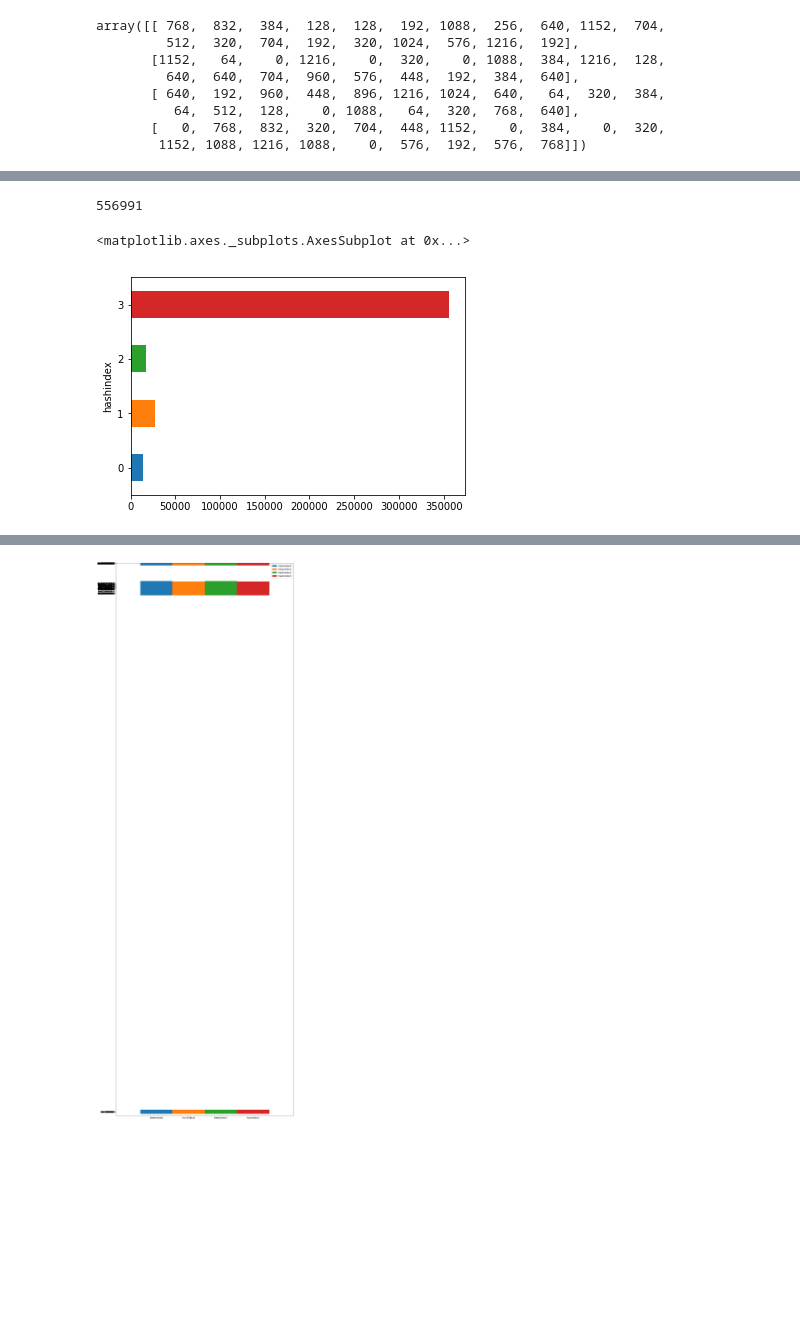
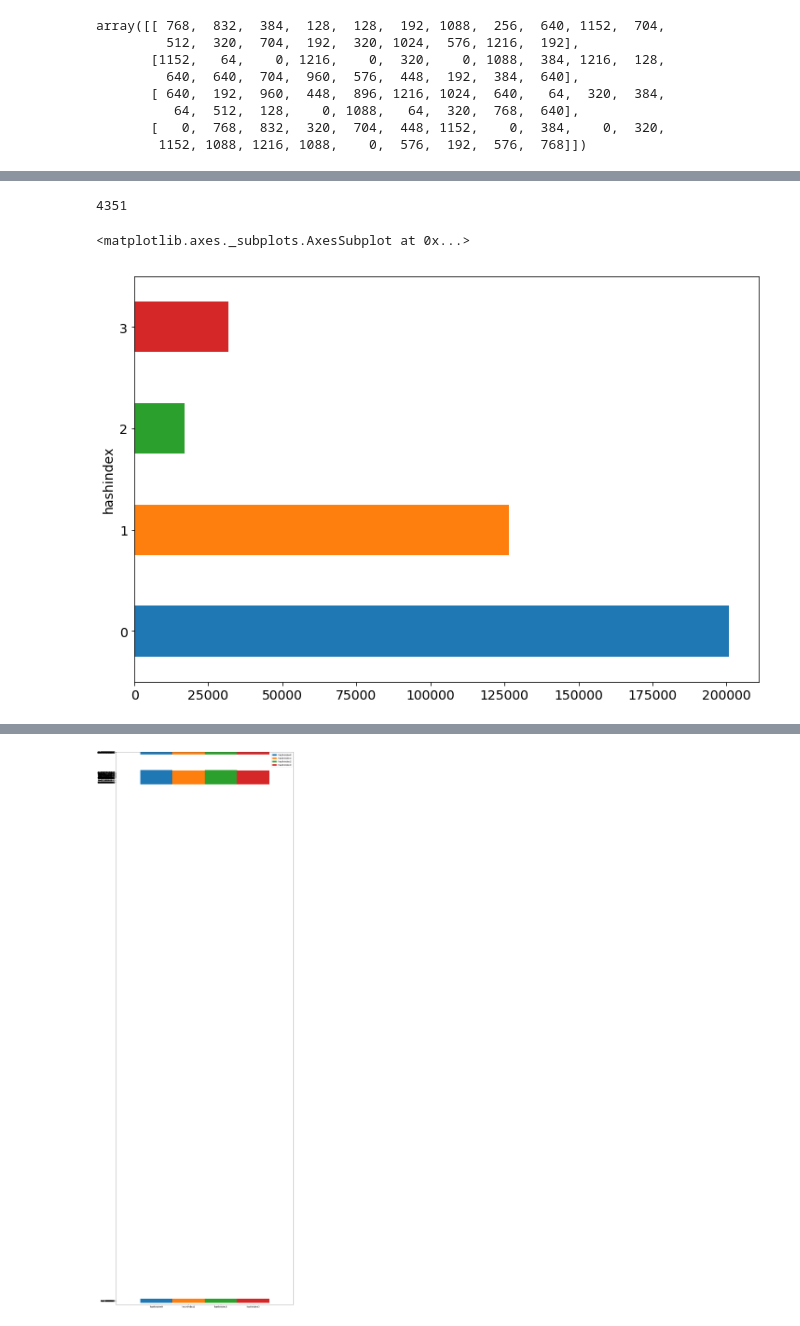
Before and after one commit to realmz/notebooks, a Jupyter notebook: address_hashing.ipynb, the cells around one changed output, grey strips where cells are left out. Cells and saved outputs as stored; diff of their text form; code cells hidden in the pictures; blank space fills up the shorter version.

```diff
--- a/address_hashing.ipynb
+++ b/address_hashing.ipynb
@@ -784,9 +1162,13 @@ df.head(5)
 # %%
 df['PA_BASE'] = df['PA_BASE'].astype(int)
 # %%
-alignment = 1024 * 1024
-df['PA_BASE_1M'] = df['PA'] / alignment
-df['PA_BASE_1M'] = df['PA_BASE_1M'].astype(int)
+alignment = 1024 * 1024 * 128
+df['PA_BASE_128M'] = df['PA'] / alignment
+df['PA_BASE_128M'] = df['PA_BASE_128M'].astype(int)
 # %%
 df['hashindex'] = df['PA'].apply(lambda x: get_hash4(x))
+# %%
+alignment = 1024 * 1024 * 1024
+
+df['ddr'] = df['PA'].apply(lambda x: (x - alignment*510) if (x >= alignment*512) else (x - alignment*2))
 # %%
@@ -806,12 +1195,12 @@ df.head(10)
 # %%
-df['PA_BASE_1M'].max()
+df['PA_BASE_128M'].max()
 # %% [output]
-556991
+4351
 # %%
-df.groupby("hashindex").size().plot(kind='barh')
+df.groupby("hashindex").size().plot(kind='barh', figsize = (12,8))
 # %% [output]
 <matplotlib.axes._subplots.AxesSubplot at 0x...>
-[figure, old version]
+[figure, new version]
 # %%
 dfg
 # %% [output]
```
Also changed, not shown: parts of 29 cells of this notebook, 6 other files.
